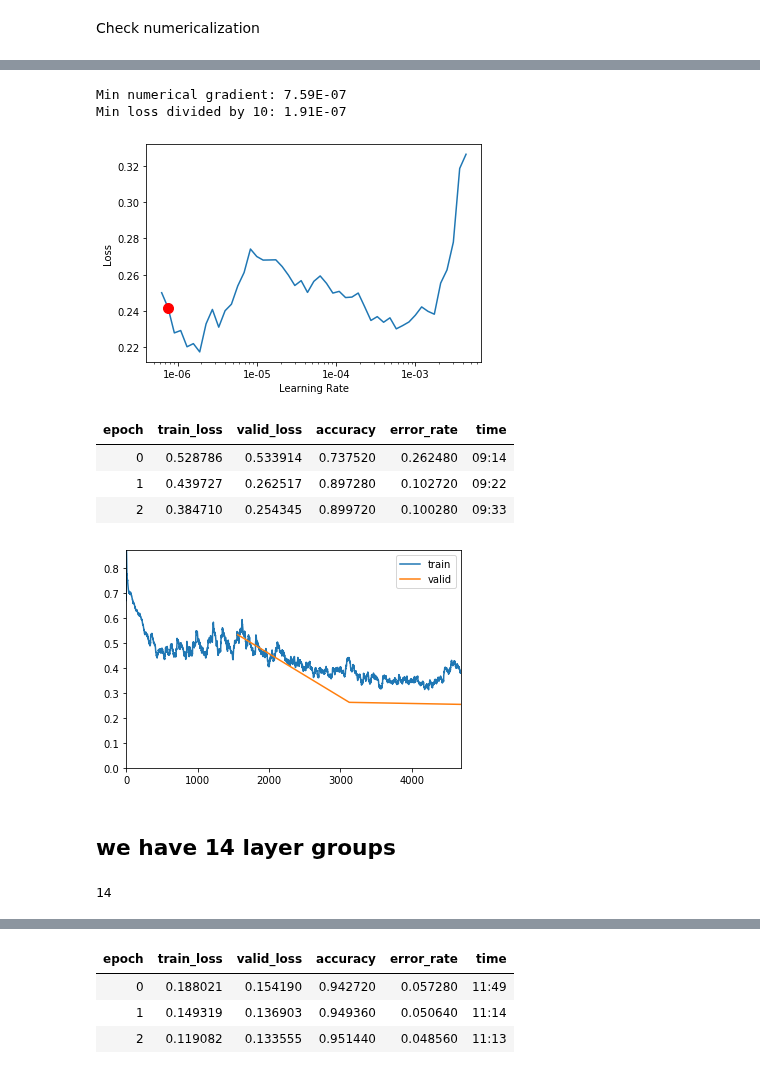
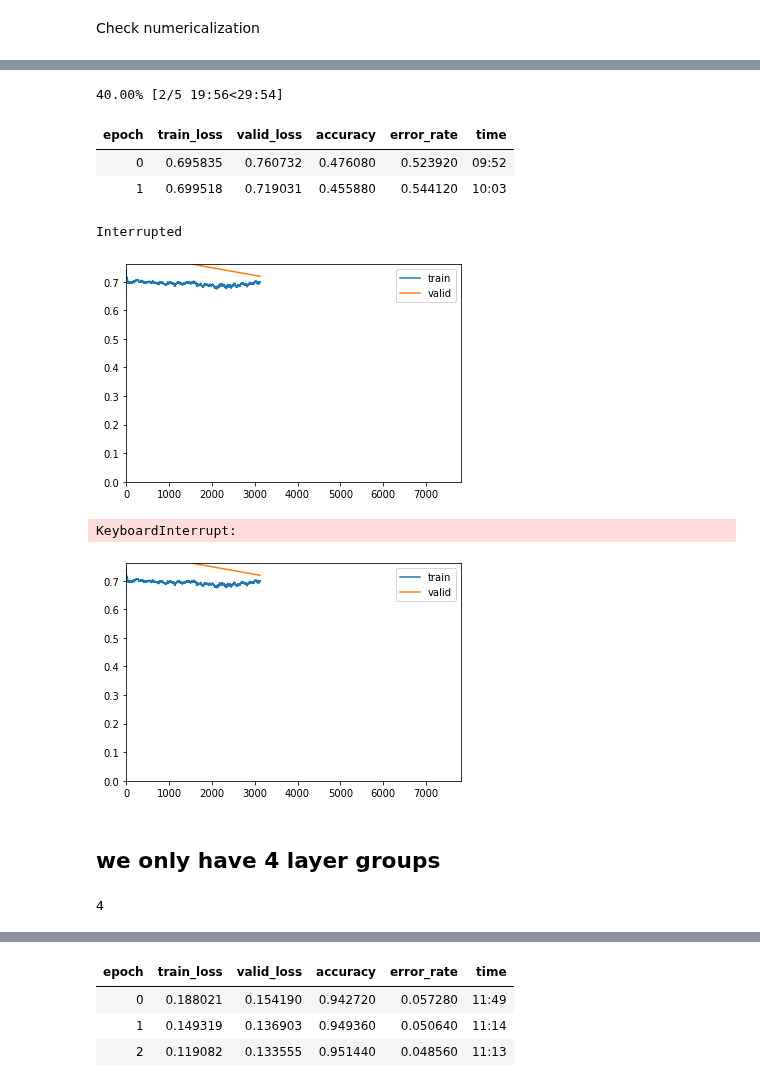
Before and after one commit to Sylar257/Transformers-in-NLP, a Jupyter notebook: ALBERT_with_no_LM_fine_tuning.ipynb, the cells around one changed output, grey strips where cells are left out. Cells and saved outputs as stored; diff of their text form; code cells hidden in the pictures.

Commit message:
training error with albert

```diff
--- a/ALBERT_with_no_LM_fine_tuning.ipynb
+++ b/ALBERT_with_no_LM_fine_tuning.ipynb
@@ -50,8 +50,8 @@ seed = 42
 use_fp16 = False
 bs = 16
 
-model_type = 'albert'
-pretrained_model_name = 'albert-xxlarge-v2'
+# pretrained_model_name = 'albert-base-v2'
+# model_type = 'albert'
 
 # model_type = 'roberta'
 # pretrained_model_name = 'roberta-base'
@@ -65,8 +65,8 @@ pretrained_model_name = 'albert-xxlarge-v2'
 #model_type = 'xlm'
 #pretrained_model_name = 'xlm-clm-enfr-1024'
 
-#model_type = 'xlnet'
-#pretrained_model_name = 'xlnet-base-cased'
+model_type = 'xlnet'
+pretrained_model_name = 'xlnet-base-cased'
 # %%
 model_class, tokenizer_class, config_class = MODEL_CLASSES[model_type]
 # %%
@@ -303,7 +308,7 @@ data_clas = (TextList.from_folder(path, vocab=transformer_vocab, processor=trans
            .filter_by_folder(include=['train','test'])# exclude other folders
            .split_by_folder(valid='test')                 #split by train and valid folder (that only keeps 'train' and 'test' so no need to filter)
            .label_from_folder(classes=['neg', 'pos'])                    #label them all with their folders
-           .databunch(bs=bs))                                 # convert to databunch for the learner later
+           .databunch(bs=bs, pad_first=pad_first, pad_idx=pad_idx))                                 # convert to databunch for the learner later
 # %%
 print('[CLS] token :', transformer_tokenizer.cls_token)
 print('[SEP] token :', transformer_tokenizer.sep_token)
@@ -477,15 +511,14 @@ LR Finder is complete, type {learner_name}.recorder.plot() to see the graph.
 # %%
 learner.recorder.plot(skip_end = 10, suggestion=True)
-# %% [output]
-Min numerical gradient: 7.59E-07
-Min loss divided by 10: 1.91E-07
-[figure, removed]
 # %%
-learner.fit_one_cycle(3, 3.63E-03, moms=(0.8,0.7))
+learner.fit_one_cycle(5, 2e-4, moms=(0.8,0.7))
 # %% [output]
+40.00% [2/5 19:56<29:54]
 | epoch | train_loss | valid_loss | accuracy | error_rate | time |
-| 0 | 0.528786 | 0.533914 | 0.737520 | 0.262480 | 09:14 |
-| 1 | 0.439727 | 0.262517 | 0.897280 | 0.102720 | 09:22 |
-| 2 | 0.384710 | 0.254345 | 0.899720 | 0.100280 | 09:33 |
+| 0 | 0.695835 | 0.760732 | 0.476080 | 0.523920 | 09:52 |
+| 1 | 0.699518 | 0.719031 | 0.455880 | 0.544120 | 10:03 |
+Interrupted
-[figure, old version]
+[figure, new version]
+KeyboardInterrupt:
+[figure, added]
 # %%
@@ -493,10 +526,10 @@ learner.save('no-pre-training-freezed')
 # %%
 # learner.load('no-pre-training-freezed');
 # %% [markdown]
-## we have 14 layer groups
+## we only have 4 layer groups
 # %%
 len(learner.layer_groups)
 # %% [output]
-14
+4
 # %%
 # since we have 14 layer_groups, we will unfreeze 2-3 layers to speed up the process
```
Also changed, not shown: parts of 26 cells of this notebook.
